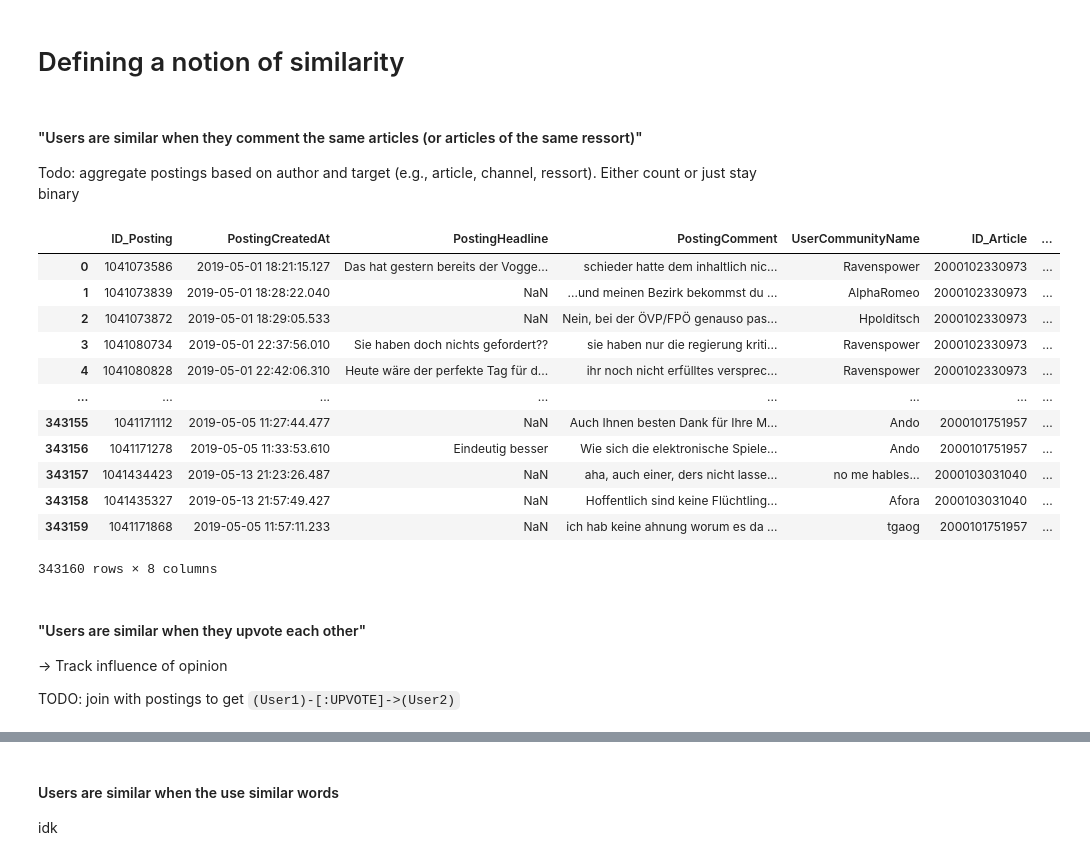
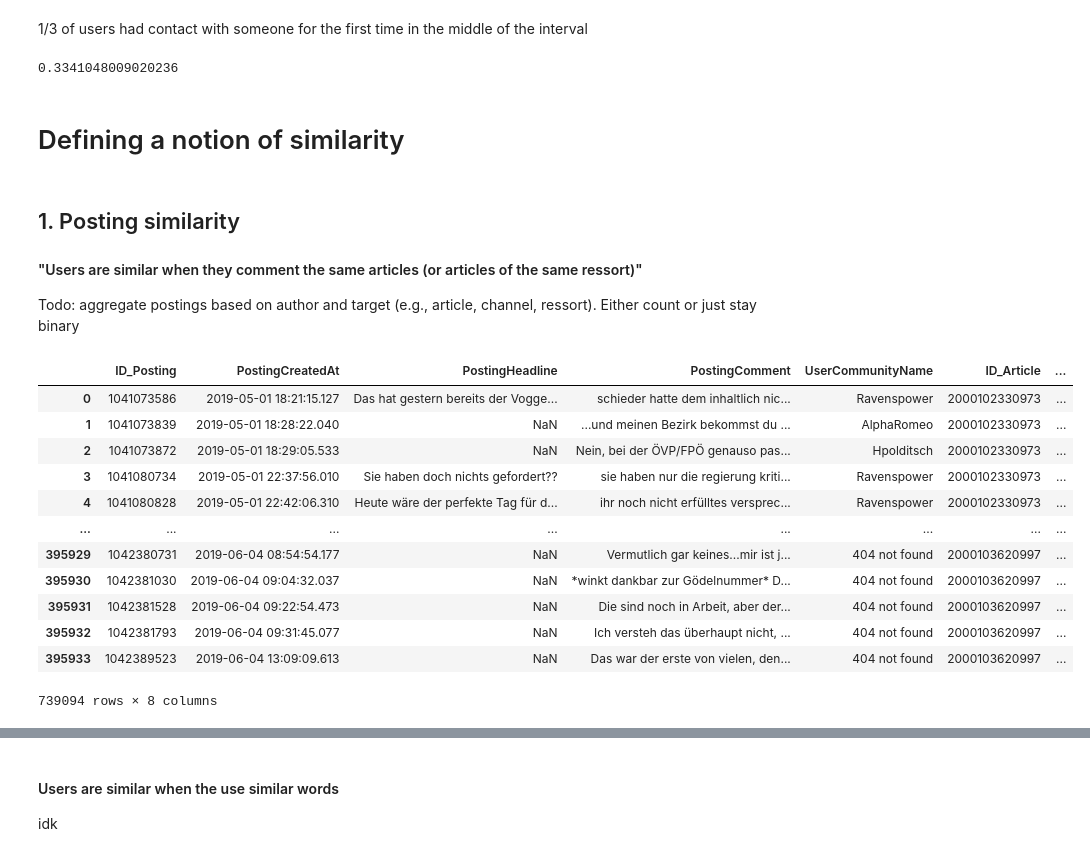
Before and after one commit to anaterovic/SNA, a Jupyter notebook: notebook.ipynb, the cells around one changed output, grey strips where cells are left out. Saved outputs shown, nothing was run; the diff lists cells and outputs as text; code cells hidden in the pictures.

Commit message:
subset, experiment with votes and articles

```diff
--- a/notebook.ipynb
+++ b/notebook.ipynb
@@ -11,3 +11,10 @@ postings_2 = pd.read_csv('input/Postings_16052019_31052019.csv', sep=';')
 votes_1 = pd.read_csv('input/Votes_01052019_15052019.csv', sep=';')
 votes_2 = pd.read_csv('input/Votes_16052019_31052019.csv', sep=';')
 follow_ignore = pd.read_csv("input/Following_Ignoring_Relationships_01052019_31052019.csv", sep=";")
+
+# Merge the two datasets
+postings = pd.concat([postings_1, postings_2])
+votes = pd.concat([votes_1, votes_2])
+
+votes["VoteCreatedAt"] = pd.to_datetime(votes["VoteCreatedAt"], format="%Y-%m-%d %H:%M:%S").dt.date
+postings["PostingCreatedAt"] = pd.to_datetime(postings["PostingCreatedAt"], format="%Y-%m-%d %H:%M:%S").dt.date
@@ -14,27 +75,29 @@ follow_ignore = pd.read_csv("input/Following_Ignoring_Relationships_01052019_310
+# %% [markdown]
+1/3 of users had contact with someone for the first time in the middle of the interval
+# %%
+selected_users.nunique() /  pd.concat([votes["UserCommunityName"], postings["UserCommunityName"]]).nunique()
+# %% [output]
+0.3341048009020236
 # %% [markdown]
 # Defining a notion of similarity
 # %% [markdown]
+## 1. Posting similarity
 #### "Users are similar when they comment the same articles (or articles of the same ressort)"
 
 Todo: aggregate postings based on author and target (e.g., article, channel, ressort). Either count or just stay binary
 # %%
-postings_1[["ID_Posting","PostingCreatedAt","PostingHeadline", "PostingComment", "UserCommunityName","ID_Article", "ArticleChannel", "ArticleRessortName"]]
+postings[["ID_Posting","PostingCreatedAt","PostingHeadline", "PostingComment", "UserCommunityName","ID_Article", "ArticleChannel", "ArticleRessortName"]]
 # %% [output]
 |  | ID_Posting | PostingCreatedAt | PostingHeadline | PostingComment | UserCommunityName | ID_Article | ... |
 | 0 | 1041073586 | 2019-05-01 18:21:15.127 | Das hat gestern bereits der Vogge... | schieder hatte dem inhaltlich nic... | Ravenspower | 2000102330973 | ... |
 | 1 | 1041073839 | 2019-05-01 18:28:22.040 | NaN | ...und meinen Bezirk bekommst du ... | AlphaRomeo | 2000102330973 | ... |
 | 2 | 1041073872 | 2019-05-01 18:29:05.533 | NaN | Nein, bei der ÖVP/FPÖ genauso pas... | Hpolditsch | 2000102330973 | ... |
 | 3 | 1041080734 | 2019-05-01 22:37:56.010 | Sie haben doch nichts gefordert?? | sie haben nur die regierung kriti... | Ravenspower | 2000102330973 | ... |
 | 4 | 1041080828 | 2019-05-01 22:42:06.310 | Heute wäre der perfekte Tag für d... | ihr noch nicht erfülltes versprec... | Ravenspower | 2000102330973 | ... |
 | ... | ... | ... | ... | ... | ... | ... | ... |
-| 343155 | 1041171112 | 2019-05-05 11:27:44.477 | NaN | Auch Ihnen besten Dank für Ihre M... | Ando | 2000101751957 | ... |
-| 343156 | 1041171278 | 2019-05-05 11:33:53.610 | Eindeutig besser | Wie sich die elektronische Spiele... | Ando | 2000101751957 | ... |
-| 343157 | 1041434423 | 2019-05-13 21:23:26.487 | NaN | aha, auch einer, ders nicht lasse... | no me hables... | 2000103031040 | ... |
-| 343158 | 1041435327 | 2019-05-13 21:57:49.427 | NaN | Hoffentlich sind keine Flüchtling... | Afora | 2000103031040 | ... |
-| 343159 | 1041171868 | 2019-05-05 11:57:11.233 | NaN | ich hab keine ahnung worum es da ... | tgaog | 2000101751957 | ... |
+| 395929 | 1042380731 | 2019-06-04 08:54:54.177 | NaN | Vermutlich gar keines...mir ist j... | 404 not found | 2000103620997 | ... |
+| 395930 | 1042381030 | 2019-06-04 09:04:32.037 | NaN | *winkt dankbar zur Gödelnummer* D... | 404 not found | 2000103620997 | ... |
+| 395931 | 1042381528 | 2019-06-04 09:22:54.473 | NaN | Die sind noch in Arbeit, aber der... | 404 not found | 2000103620997 | ... |
+| 395932 | 1042381793 | 2019-06-04 09:31:45.077 | NaN | Ich versteh das überhaupt nicht, ... | 404 not found | 2000103620997 | ... |
+| 395933 | 1042389523 | 2019-06-04 13:09:09.613 | NaN | Das war der erste von vielen, den... | 404 not found | 2000103620997 | ... |
-343160 rows × 8 columns
+739094 rows × 8 columns
-# %% [markdown]
-#### "Users are similar when they upvote each other"
--> Track influence of opinion
-
-TODO: join with postings to get `(User1)-[:UPVOTE]->(User2)`
```
Also changed, not shown: parts of 25 cells of this notebook.
